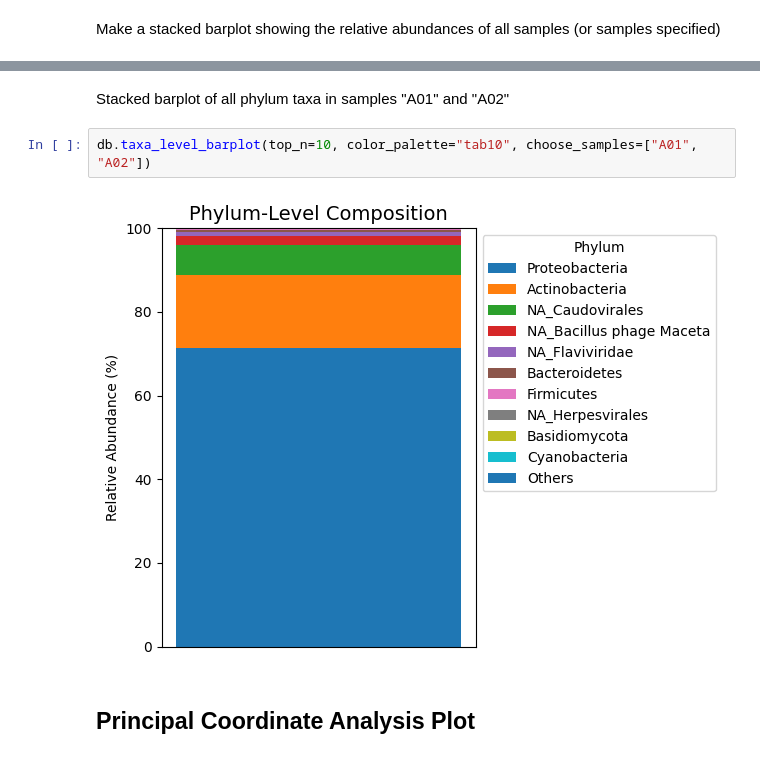
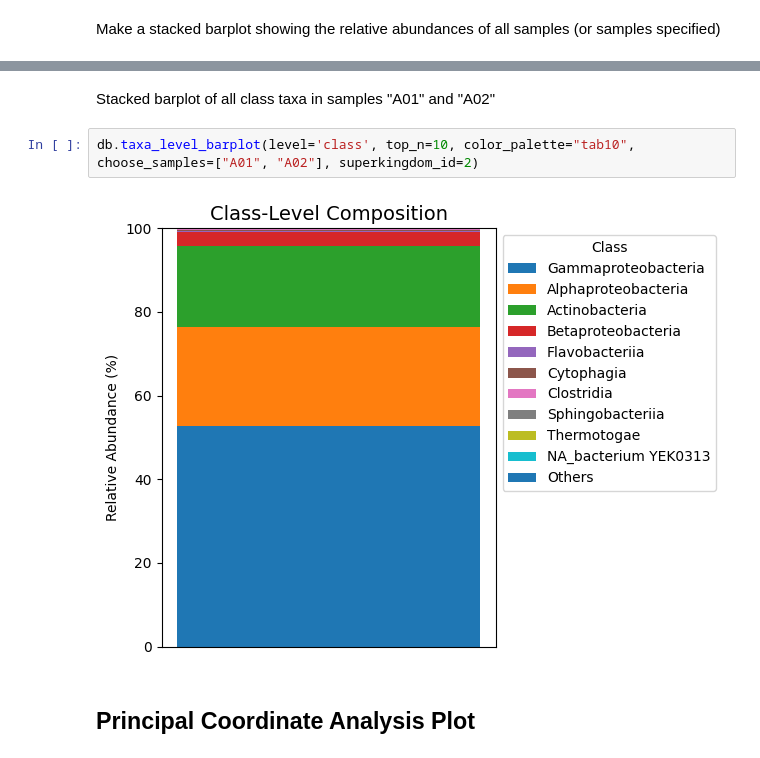
Before and after one commit to Opoku-Emma/process-metalign, a Jupyter notebook: analysis_notebook.ipynb, the cells around one changed output, grey strips where cells are left out. Cells and saved outputs as stored; diff of their text form.

```diff
--- a/analysis_notebook.ipynb
+++ b/analysis_notebook.ipynb
@@ -140,9 +150,9 @@ db.taxa_level_barplot(level='phylum', top_n=10)
 # %% [markdown]
-Stacked barplot of all phylum taxa in samples "A01" and "A02"
+Stacked barplot of all class taxa in samples "A01" and "A02"
 # %%
-db.taxa_level_barplot(top_n=10, color_palette="tab10", choose_samples=["A01", "A02"])
+db.taxa_level_barplot(level='class', top_n=10, color_palette="tab10", choose_samples=["A01", "A02"], superkingdom_id=2)
 # %% [output]
-[figure, old version]
+[figure, new version]
 # %% [markdown]
 ## Principal Coordinate Analysis Plot
 # %% [markdown]
```
Also changed, not shown: parts of 21 cells of this notebook, 2 other files.
